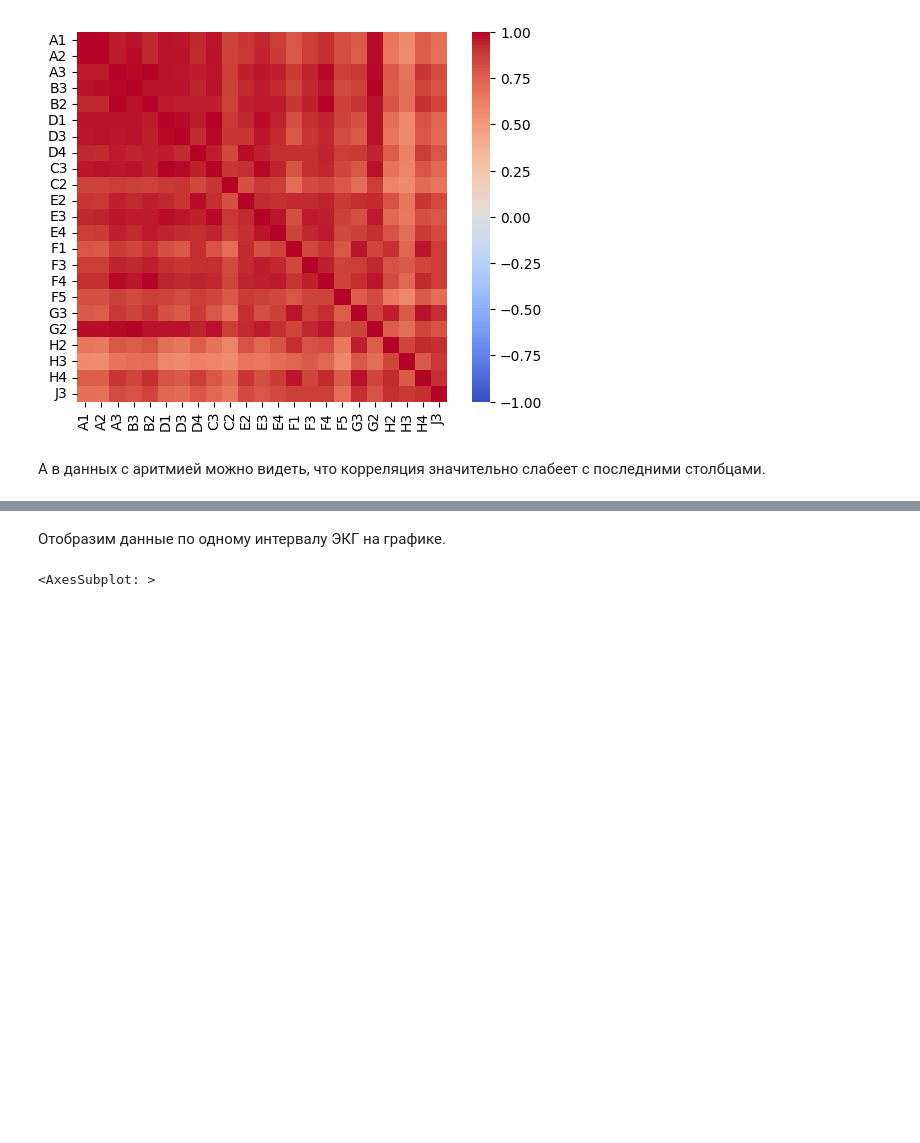
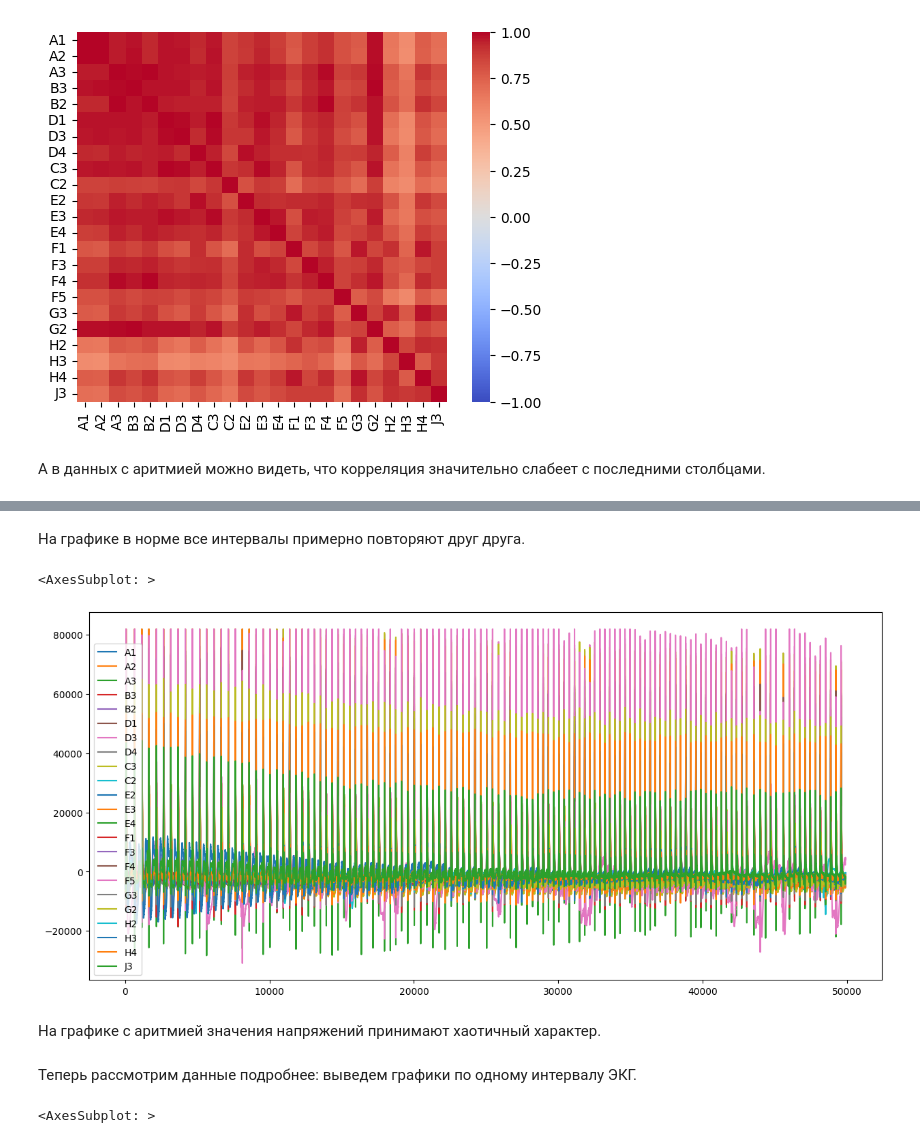
Before and after one commit to multifacs/ecg-analysis, a Jupyter notebook: ECG.ipynb, the cells around one changed output, grey strips where cells are left out. Saved outputs shown, nothing was run; the diff lists cells and outputs as text; code cells hidden in the pictures; blank space fills up the shorter version.

```diff
--- a/ECG.ipynb
+++ b/ECG.ipynb
@@ -390,5 +397,14 @@ sns.heatmap(corr_mat, square=True, fmt='.2f', vmin=-1, vmax=1, cmap='coolwarm')
+# %% [markdown]
+На графике в норме все интервалы примерно повторяют друг друга.
+# %%
+data_arrhythmia.plot(figsize=(15,7))
+# %% [output]
+<AxesSubplot: >
+[figure, added]
+# %% [markdown]
+На графике с аритмией значения напряжений принимают хаотичный характер.
 # %% [markdown]
-Отобразим данные по одному интервалу ЭКГ на графике.
+Теперь рассмотрим данные подробнее: выведем графики по одному интервалу ЭКГ.
 # %%
 data_normal.head(450).plot(figsize=(15,10))
 # %% [output]
```
Also changed, not shown: parts of 3 cells of this notebook.
